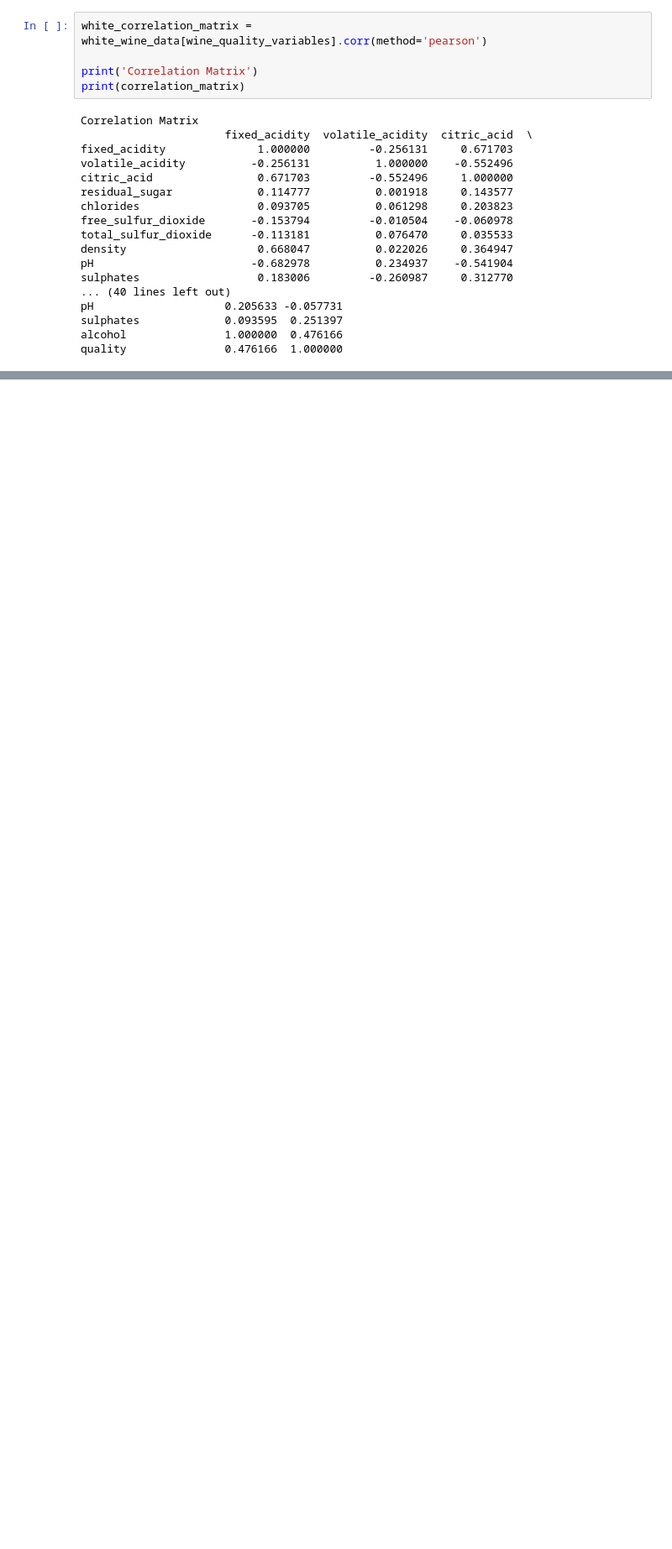
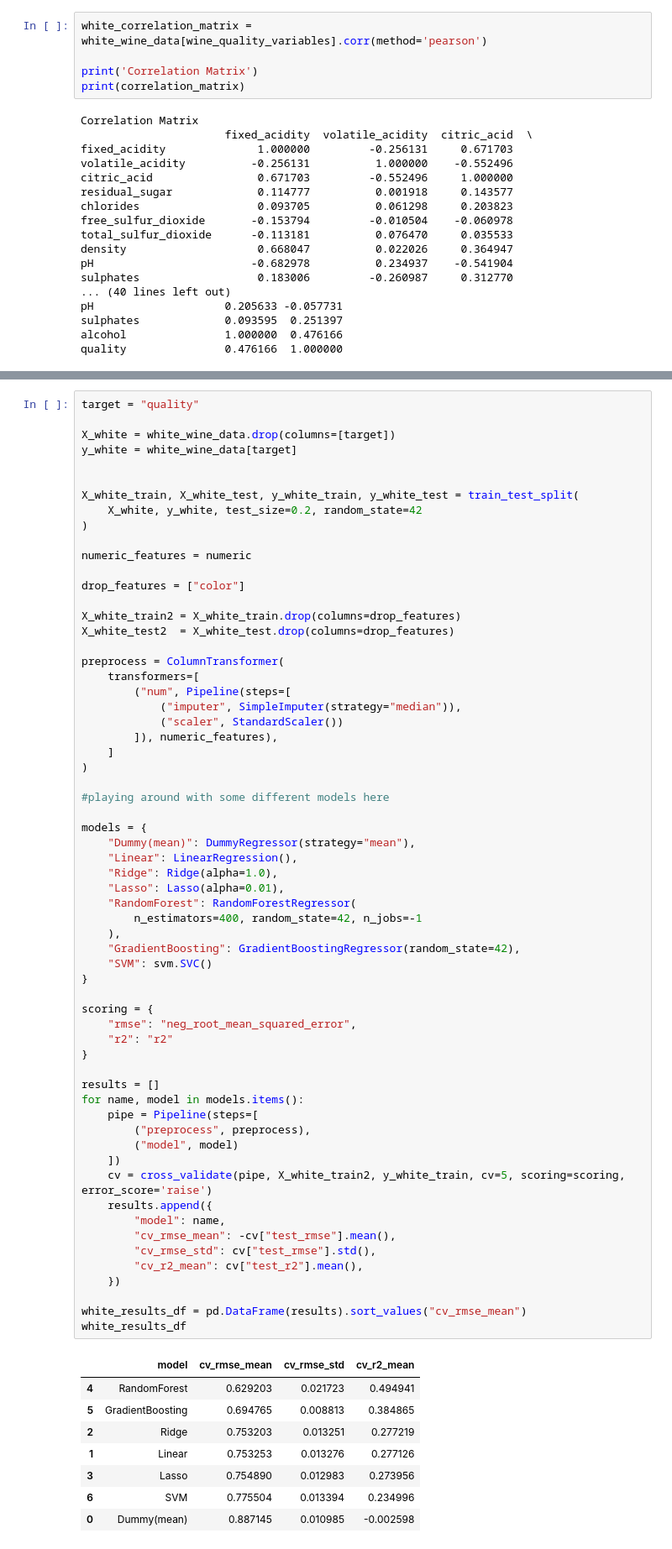
Before and after one commit to jazz1416/Predicting-Wine-Quality, a Jupyter notebook: AA1_500_Team_4_Final_Project.ipynb, the cells around one changed output, grey strips where cells are left out. Shown at 84% size. Cells and saved outputs as stored; diff of their text form; blank space fills up the shorter version.

```diff
--- a/AA1_500_Team_4_Final_Project.ipynb
+++ b/AA1_500_Team_4_Final_Project.ipynb
@@ -387,0 +364,71 @@ error: failed to push some refs to 'https://github.com/jazz1416/Predicting-Wine-
+# %%
+target = "quality"
+
+X_white = white_wine_data.drop(columns=[target])
+y_white = white_wine_data[target]
+
+
+X_white_train, X_white_test, y_white_train, y_white_test = train_test_split(
+    X_white, y_white, test_size=0.2, random_state=42
+)
+
+numeric_features = numeric
+
+drop_features = ["color"]
+
+X_white_train2 = X_white_train.drop(columns=drop_features)
+X_white_test2  = X_white_test.drop(columns=drop_features)
+
+preprocess = ColumnTransformer(
+    transformers=[
+        ("num", Pipeline(steps=[
+            ("imputer", SimpleImputer(strategy="median")),
+            ("scaler", StandardScaler())
+        ]), numeric_features),
+    ]
+)
+
+#playing around with some different models here
+
+models = {
+    "Dummy(mean)": DummyRegressor(strategy="mean"),
+    "Linear": LinearRegression(),
+    "Ridge": Ridge(alpha=1.0),
+    "Lasso": Lasso(alpha=0.01),
+    "RandomForest": RandomForestRegressor(
+        n_estimators=400, random_state=42, n_jobs=-1
+    ),
+    "GradientBoosting": GradientBoostingRegressor(random_state=42),
+    "SVM": svm.SVC()
+}
+
+scoring = {
+    "rmse": "neg_root_mean_squared_error",
+    "r2": "r2"
+}
+
+results = []
+for name, model in models.items():
+    pipe = Pipeline(steps=[
+        ("preprocess", preprocess),
+        ("model", model)
+    ])
+    cv = cross_validate(pipe, X_white_train2, y_white_train, cv=5, scoring=scoring, error_score='raise')
+    results.append({
+        "model": name,
+        "cv_rmse_mean": -cv["test_rmse"].mean(),
+        "cv_rmse_std": cv["test_rmse"].std(),
+        "cv_r2_mean": cv["test_r2"].mean(),
+    })
+
+white_results_df = pd.DataFrame(results).sort_values("cv_rmse_mean")
+white_results_df
+# %% [output]
+|  | model | cv_rmse_mean | cv_rmse_std | cv_r2_mean |
+| 4 | RandomForest | 0.629203 | 0.021723 | 0.494941 |
+| 5 | GradientBoosting | 0.694765 | 0.008813 | 0.384865 |
+| 2 | Ridge | 0.753203 | 0.013251 | 0.277219 |
+| 1 | Linear | 0.753253 | 0.013276 | 0.277126 |
+| 3 | Lasso | 0.754890 | 0.012983 | 0.273956 |
+| 6 | SVM | 0.775504 | 0.013394 | 0.234996 |
+| 0 | Dummy(mean) | 0.887145 | 0.010985 | -0.002598 |
```
Also changed, not shown: parts of 11 cells of this notebook.
